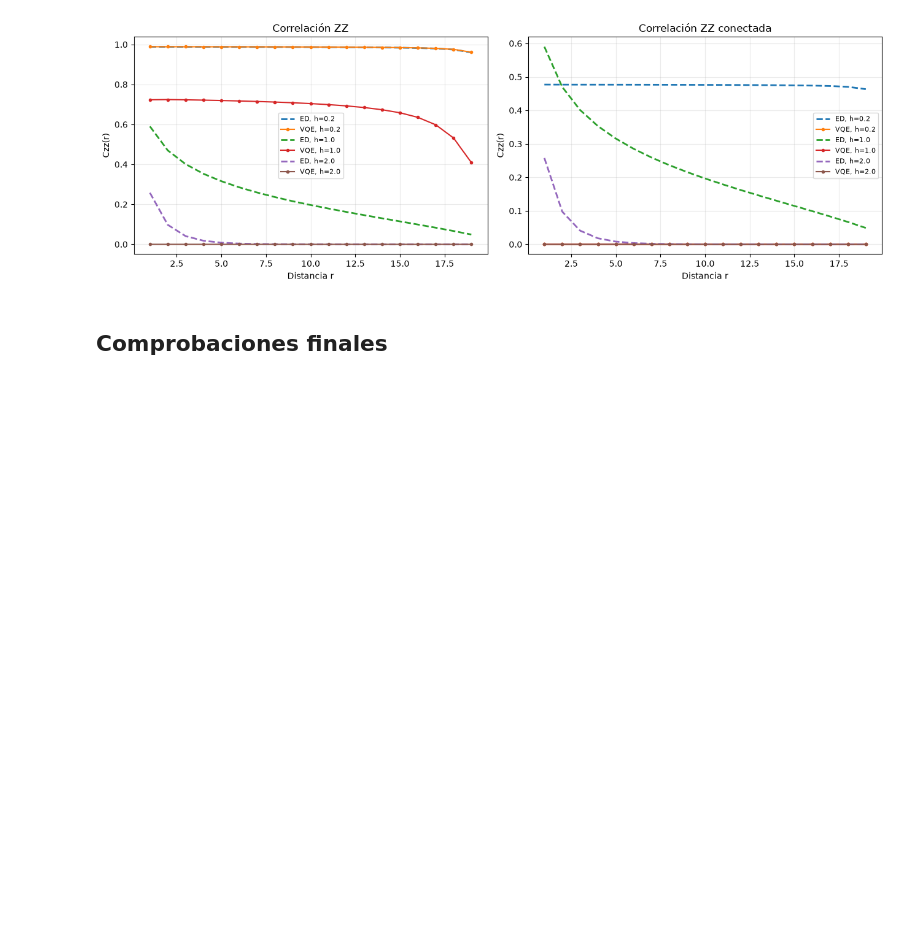
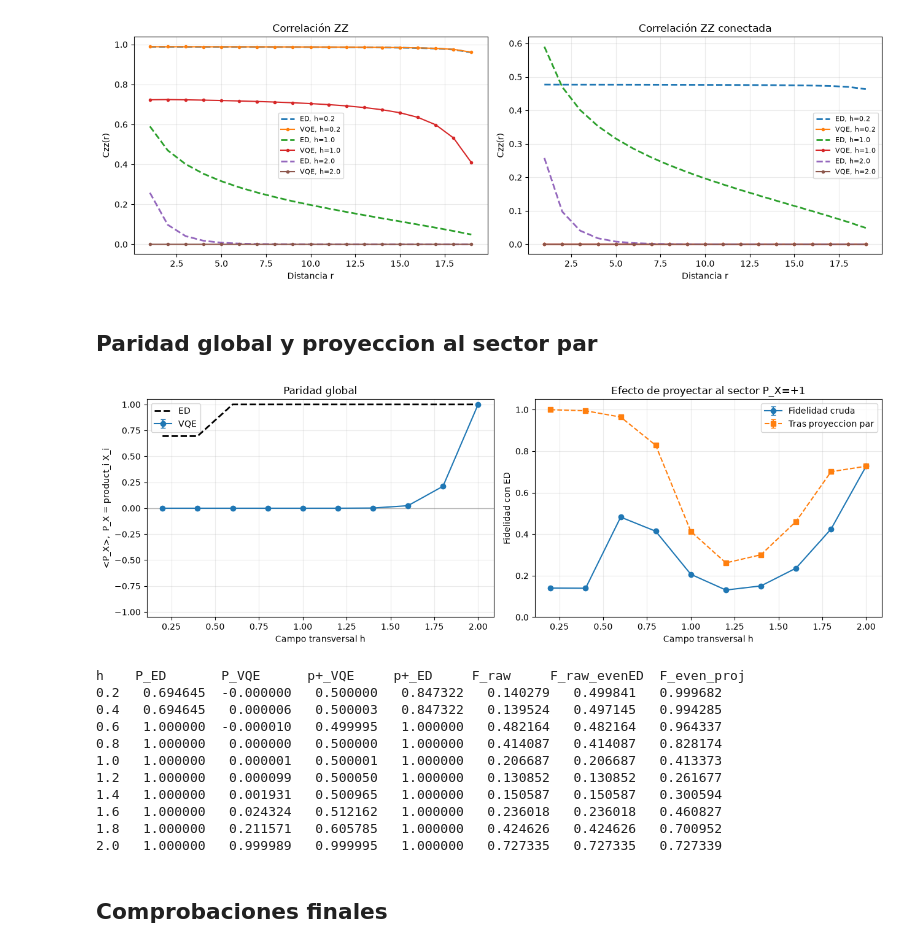
Before and after one commit to BenSanHer/Quantum-Computing-Personal-Projects, a Jupyter notebook: Tensor Networks/ising con campo transverso/ising_tfim_observables_analysis.ipynb, the cells around one changed output. Saved outputs shown, nothing was run; the diff lists cells and outputs as text; code cells hidden in the pictures; blank space fills up the shorter version.

```diff
--- a/Tensor Networks/ising con campo transverso/ising_tfim_observables_analysis.ipynb
+++ b/Tensor Networks/ising con campo transverso/ising_tfim_observables_analysis.ipynb
@@ -57,6 +57,14 @@ mz_mean = np.asarray([np.mean([row['vqe']['M_z'] for row in rows_for_field(field
 abs_mz_mean = np.asarray([np.mean([row['vqe']['abs_M_z'] for row in rows_for_field(field)]) for field in fields])
 mz2_mean = np.asarray([np.mean([row['vqe']['M_z_squared'] for row in rows_for_field(field)]) for field in fields])
 nearest_zz_mean = np.asarray([np.mean([row['vqe']['mean_ZZ_nearest'] for row in rows_for_field(field)]) for field in fields])
+parity_vqe_mean = np.asarray([np.mean([row['vqe']['parity_X'] for row in rows_for_field(field)]) for field in fields])
+parity_vqe_std = np.asarray([np.std([row['vqe']['parity_X'] for row in rows_for_field(field)]) for field in fields])
+parity_ed = np.asarray([rows_for_field(field)[0]['ed']['parity_X'] for field in fields])
+parity_plus_weight_mean = np.asarray([np.mean([row['vqe']['parity_plus_weight'] for row in rows_for_field(field)]) for field in fields])
+ed_even_weight_mean = np.asarray([np.mean([row['ed_even_projection_weight'] for row in rows_for_field(field)]) for field in fields])
+fidelity_even_ed_mean = np.asarray([np.mean([row['fidelity_with_even_ed_reference'] for row in rows_for_field(field)]) for field in fields])
+projected_fidelity_mean = np.asarray([np.mean([row['fidelity_after_even_projection'] for row in rows_for_field(field)]) for field in fields])
+projected_fidelity_std = np.asarray([np.std([row['fidelity_after_even_projection'] for row in rows_for_field(field)]) for field in fields])
 energy_error_mean = np.asarray([np.mean([row['absolute_energy_error_vs_ed'] for row in rows_for_field(field)]) for field in fields])
 print('Resumen preparado: energía, Mx, Mz, |Mz|, Mz², ZZ vecino y fidelidad.')
 # %% [output]
@@ -146,6 +154,47 @@ fig.savefig(RESULTS_DIR / 'vqe_zz_correlations_by_distance_adam500_later150_lbfg
 plt.show()
 # %% [output]
 [figure]
+# %% [markdown]
+## Paridad global y proyeccion al sector par
+# %%
+fig, axes = plt.subplots(1, 2, figsize=(13, 4.5))
+axes[0].errorbar(fields, parity_vqe_mean, yerr=parity_vqe_std, fmt='o-', capsize=3, label='VQE')
+axes[0].plot(fields, parity_ed, 'k--', linewidth=2, label='ED')
+axes[0].axhline(0.0, color='gray', linewidth=1, alpha=0.5)
+axes[0].set_xlabel('Campo transversal h')
+axes[0].set_ylabel(r'<P_X>,  P_X = product_i X_i')
+axes[0].set_title('Paridad global')
+axes[0].set_ylim(-1.05, 1.05)
+axes[0].grid(alpha=0.25)
+axes[0].legend()
+axes[1].errorbar(fields, fidelity_mean, yerr=fidelity_std, fmt='o-', capsize=3, label='Fidelidad cruda')
+axes[1].errorbar(fields, projected_fidelity_mean, yerr=projected_fidelity_std, fmt='s--', capsize=3, label='Tras proyeccion par')
+axes[1].set_xlabel('Campo transversal h')
+axes[1].set_ylabel('Fidelidad con ED')
+axes[1].set_title('Efecto de proyectar al sector P_X=+1')
+axes[1].set_ylim(0, 1.05)
+axes[1].grid(alpha=0.25)
+axes[1].legend()
+fig.tight_layout()
+fig.savefig(RESULTS_DIR / 'vqe_parity_and_projected_fidelity_adam500_later150_lbfgs80.png', dpi=180)
+plt.show()
+
+print('h    P_ED       P_VQE      p+_VQE     p+_ED     F_raw     F_raw_evenED  F_even_proj')
+for index, field in enumerate(fields):
+    print(f'{field:3.1f}  {parity_ed[index]: .6f}  {parity_vqe_mean[index]: .6f}  {parity_plus_weight_mean[index]: .6f}  {ed_even_weight_mean[index]: .6f}  {fidelity_mean[index]: .6f}  {fidelity_even_ed_mean[index]: .6f}  {projected_fidelity_mean[index]: .6f}')
+# %% [output]
+[figure, added]
+h    P_ED       P_VQE      p+_VQE     p+_ED     F_raw     F_raw_evenED  F_even_proj
+0.2   0.694645  -0.000000   0.500000   0.847322   0.140279   0.499841   0.999682
+0.4   0.694645   0.000006   0.500003   0.847322   0.139524   0.497145   0.994285
+0.6   1.000000  -0.000010   0.499995   1.000000   0.482164   0.482164   0.964337
+0.8   1.000000   0.000000   0.500000   1.000000   0.414087   0.414087   0.828174
+1.0   1.000000   0.000001   0.500001   1.000000   0.206687   0.206687   0.413373
+1.2   1.000000   0.000099   0.500050   1.000000   0.130852   0.130852   0.261677
+1.4   1.000000   0.001931   0.500965   1.000000   0.150587   0.150587   0.300594
+1.6   1.000000   0.024324   0.512162   1.000000   0.236018   0.236018   0.460827
+1.8   1.000000   0.211571   0.605785   1.000000   0.424626   0.424626   0.700952
+2.0   1.000000   0.999989   0.999995   1.000000   0.727335   0.727335   0.727339
 # %% [markdown]
 ## Comprobaciones finales
 # %%
```
Also changed, not shown: 3 other files.
